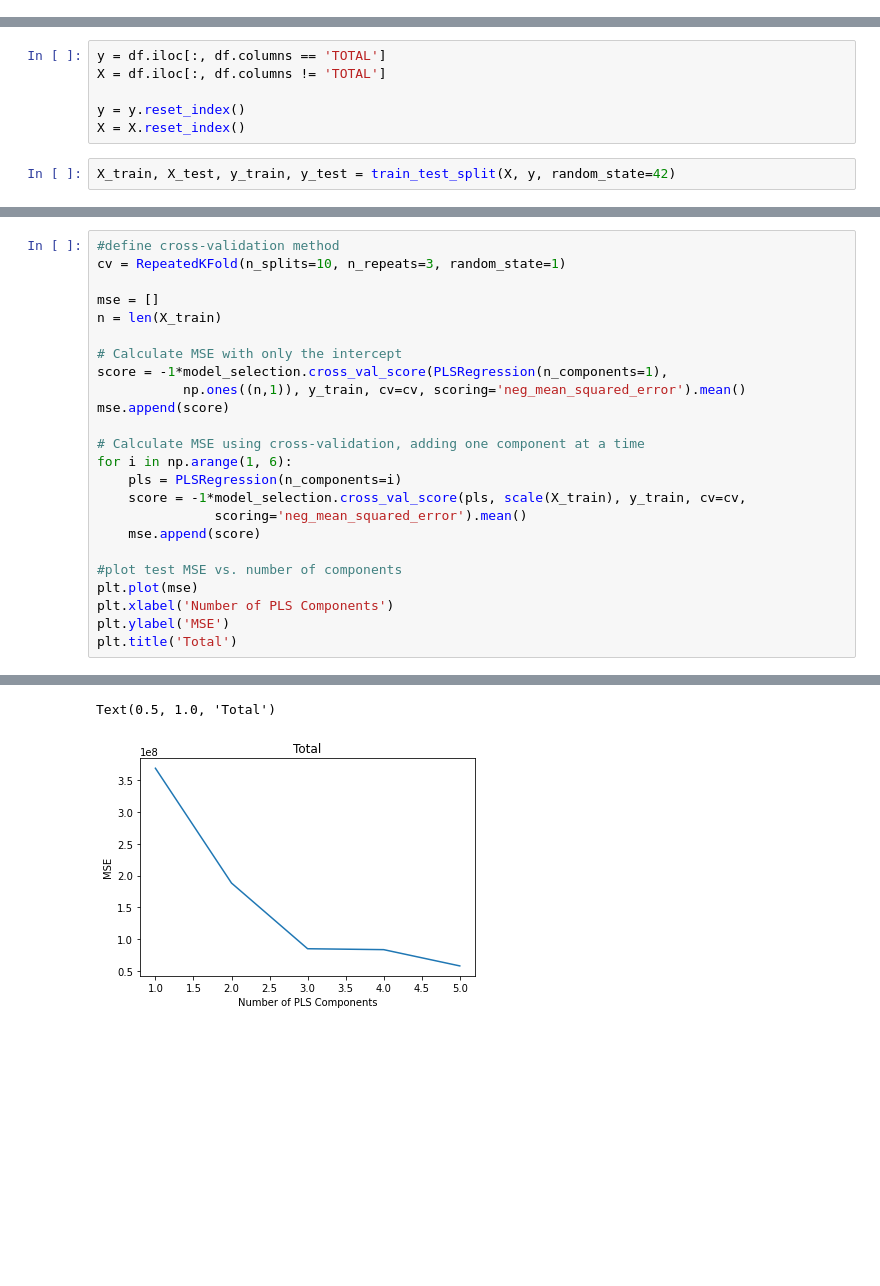
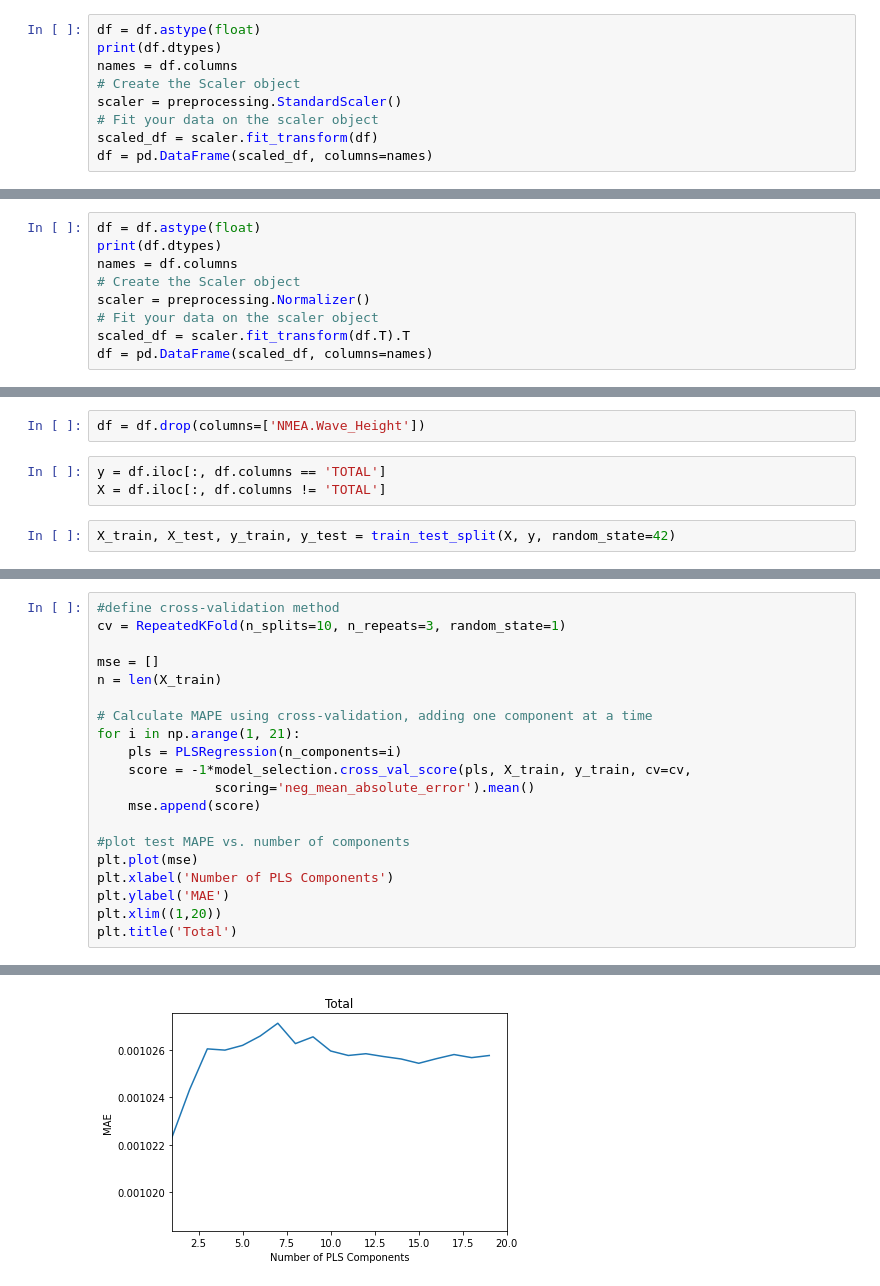
Before and after one commit to maritnl/master, a Jupyter notebook: feature_importance.ipynb, the cells around one changed output, grey strips where cells are left out. Saved outputs shown, nothing was run; the diff lists cells and outputs as text; blank space fills up the shorter version.

```diff
--- a/feature_importance.ipynb
+++ b/feature_importance.ipynb
@@ -78,0 +15,9 @@ dtype: bool
+# %%
+df = df.astype(float)
+print(df.dtypes)
+names = df.columns
+# Create the Scaler object
+scaler = preprocessing.StandardScaler()
+# Fit your data on the scaler object
+scaled_df = scaler.fit_transform(df)
+df = pd.DataFrame(scaled_df, columns=names)
@@ -78,0 +42,9 @@ dtype: bool
+# %%
+df = df.astype(float)
+print(df.dtypes)
+names = df.columns
+# Create the Scaler object
+scaler = preprocessing.Normalizer()
+# Fit your data on the scaler object
+scaled_df = scaler.fit_transform(df.T).T
+df = pd.DataFrame(scaled_df, columns=names)
@@ -79,8 +69,7 @@ dtype: bool
+# %%
+df = df.drop(columns=['NMEA.Wave_Height'])
 # %%
 y = df.iloc[:, df.columns == 'TOTAL']
 X = df.iloc[:, df.columns != 'TOTAL']
-
-y = y.reset_index()
-X = X.reset_index()
 # %%
 X_train, X_test, y_train, y_test = train_test_split(X, y, random_state=42)
@@ -220,21 +216,17 @@ cv = RepeatedKFold(n_splits=10, n_repeats=3, random_state=1)
 mse = []
 n = len(X_train)
 
-# Calculate MSE with only the intercept
-score = -1*model_selection.cross_val_score(PLSRegression(n_components=1),
-           np.ones((n,1)), y_train, cv=cv, scoring='neg_mean_squared_error').mean()
-mse.append(score)
-
-# Calculate MSE using cross-validation, adding one component at a time
-for i in np.arange(1, 6):
+# Calculate MAPE using cross-validation, adding one component at a time
+for i in np.arange(1, 21):
     pls = PLSRegression(n_components=i)
-    score = -1*model_selection.cross_val_score(pls, scale(X_train), y_train, cv=cv,
-               scoring='neg_mean_squared_error').mean()
+    score = -1*model_selection.cross_val_score(pls, X_train, y_train, cv=cv,
+               scoring='neg_mean_absolute_error').mean()
     mse.append(score)
 
-#plot test MSE vs. number of components
+#plot test MAPE vs. number of components
 plt.plot(mse)
 plt.xlabel('Number of PLS Components')
-plt.ylabel('MSE')
+plt.ylabel('MAE')
+plt.xlim((1,20))
 plt.title('Total')
 # %% [output]
@@ -258,2 +234 @@ ValueError: Input contains NaN, infinity or a value too large for dtype('float64
-Text(0.5, 1.0, 'Total')
-[figure, old version]
+[figure, new version]
```
Also changed, not shown: parts of 39 cells of this notebook, 1 other file.
